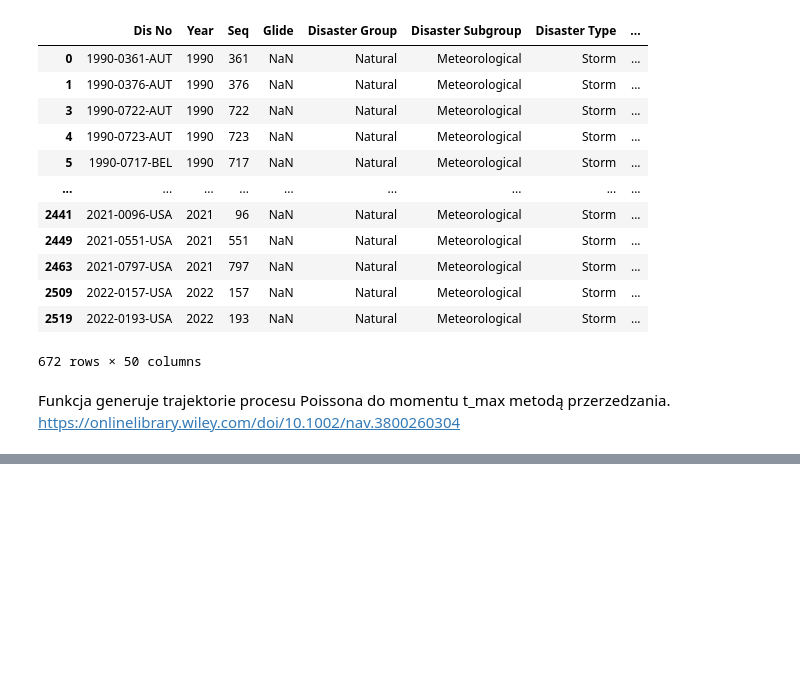
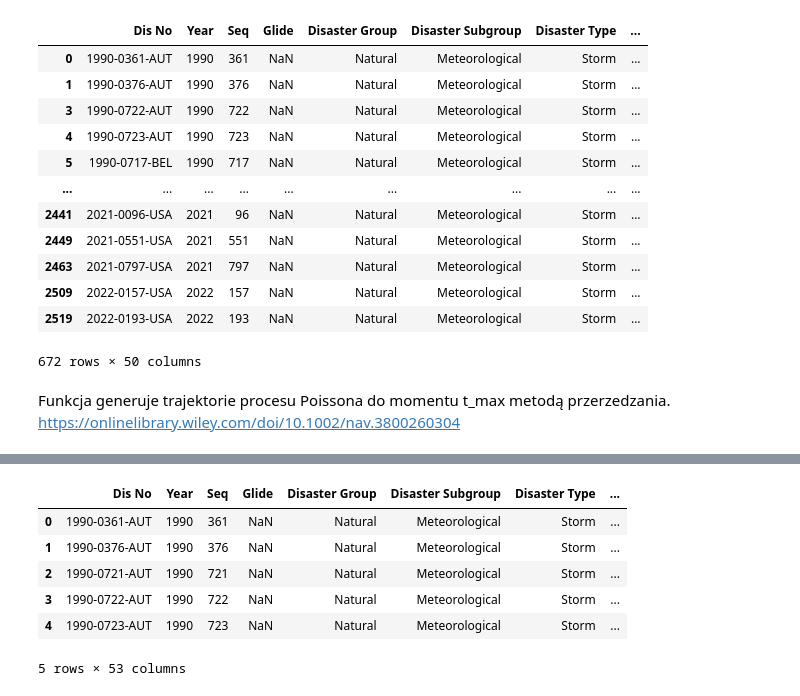
Before and after one commit to ndzadz/mgr, a Jupyter notebook: DataPreparation.ipynb, the cells around one changed output, grey strips where cells are left out. Saved outputs shown, nothing was run; the diff lists cells and outputs as text; code cells hidden in the pictures; blank space fills up the shorter version.

```diff
--- a/DataPreparation.ipynb
+++ b/DataPreparation.ipynb
@@ -187,0 +200,14 @@ Text(0, 0.5, 'Prawdopodobieństwo ruiny')
+# %%
+data['date'] = pd.to_datetime(dict(year=data['Start Year'].astype(int), month=data['Start Month'].fillna(6).astype(int), day=data['Start Day'].fillna(15).astype(int)))
+data['date_min'] = min(data['date'])
+data['t'] = data['date'].dt.to_period('M').astype(int) - data['date_min'].dt.to_period('M').astype(int)
+# %%
+data.head()
+# %% [output]
+|  | Dis No | Year | Seq | Glide | Disaster Group | Disaster Subgroup | Disaster Type | ... |
+| 0 | 1990-0361-AUT | 1990 | 361 | NaN | Natural | Meteorological | Storm | ... |
+| 1 | 1990-0376-AUT | 1990 | 376 | NaN | Natural | Meteorological | Storm | ... |
+| 2 | 1990-0721-AUT | 1990 | 721 | NaN | Natural | Meteorological | Storm | ... |
+| 3 | 1990-0722-AUT | 1990 | 722 | NaN | Natural | Meteorological | Storm | ... |
+| 4 | 1990-0723-AUT | 1990 | 723 | NaN | Natural | Meteorological | Storm | ... |
+5 rows × 53 columns
```
Also changed, not shown: parts of 9 cells of this notebook.
